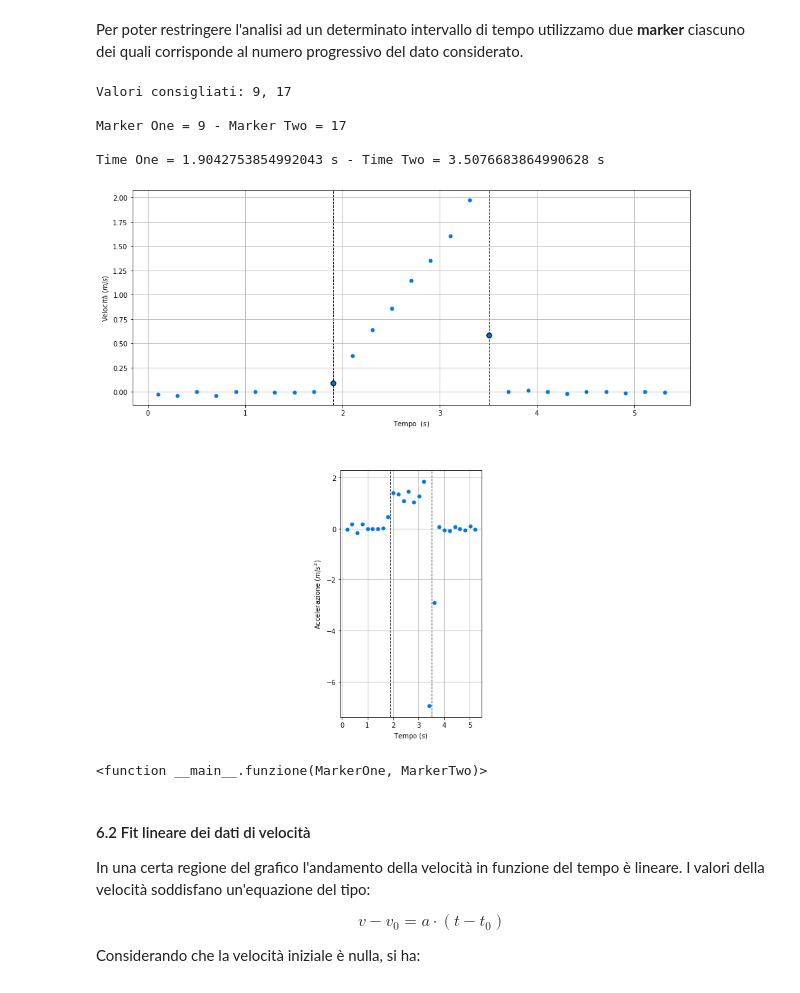
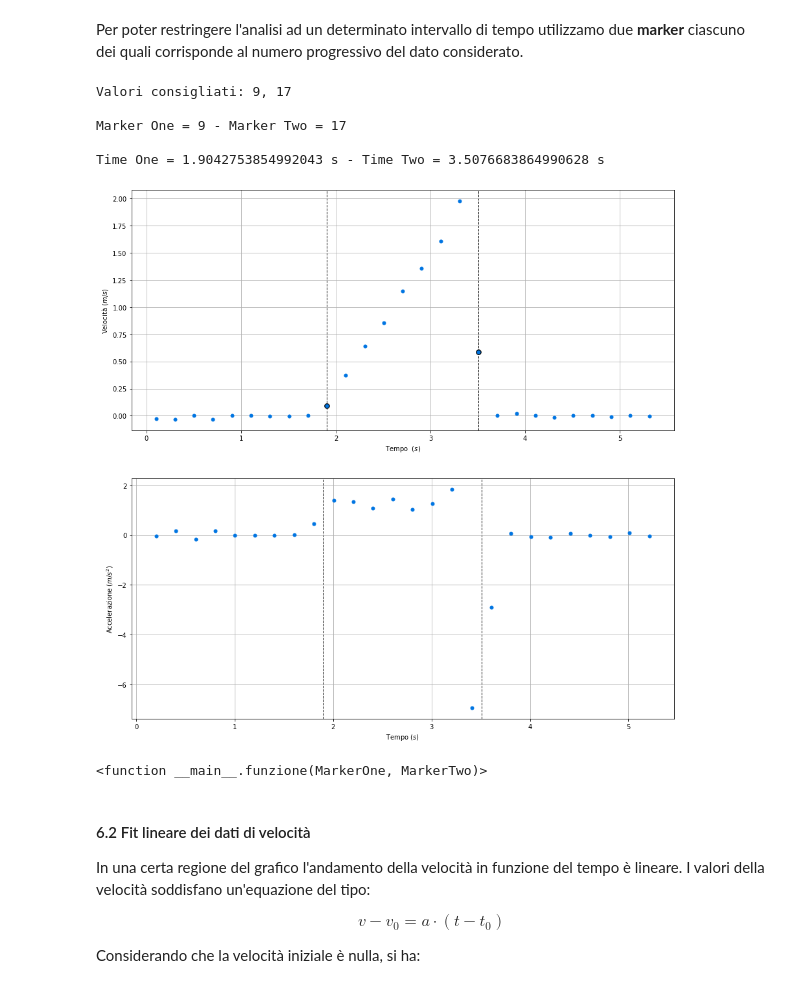
Before and after one commit to Darkaquon/Physics-with-Open-Source-Software, a Jupyter notebook: Notebook/Piano_inclinato.ipynb, the cells around one changed output. Saved outputs shown, nothing was run; the diff lists cells and outputs as text; code cells hidden in the pictures.

```diff
--- a/Notebook/Piano_inclinato.ipynb
+++ b/Notebook/Piano_inclinato.ipynb
@@ -225,47 +225,47 @@ def funzione(MarkerOne, MarkerTwo):
     print()
     print("Valori consigliati: 9, 17 \n")
     print("Marker One =", MarkerOne, "-", "Marker Two =", MarkerTwo, "\n")
-    MarkerOneTime = t_prime[MarkerOne] #
-    MarkerTwoTime = t_prime[MarkerTwo] #
+    MarkerOneTime = t_prime[MarkerOne] # Utilizzato per il marker one.
+    MarkerTwoTime = t_prime[MarkerTwo] # Utilizzato per il marker two.
     print("Time One =", MarkerOneTime, "s", "-", "Time Two =", MarkerTwoTime, "s", "\n")
     makeplots(MarkerOne, MarkerTwo) # Utilizzato per utilizzare la funzione grafico.
-    t_subset = t_prime[MarkerOne:MarkerTwo] #
-    v_subset = v[MarkerOne:MarkerTwo] #
+    t_subset = t_prime[MarkerOne:MarkerTwo] # Utilizzato per avere il sottoinsieme dei valori del tempo compresi tra i due marker.
+    v_subset = v[MarkerOne:MarkerTwo] # Utilizzato per avere il sottoinsieme dei valori della velocità compresi tra i due marker.
 
 # Funzione grafico.
 def makeplots(MarkerOne, MarkerTwo):
     fig = plt.figure(figsize = (15, 15)) # Utilizzato per numerare il grafico e dimensionarlo.
-    plt.title("Velocità in funzione del tempo???", fontdict = {"fontsize": 15}, pad = 10) # Utilizzato per il titolo.
+    plt.title("Velocità e accelerazione in funzione del tempo", fontdict = {"fontsize": 15}, pad = 10) # Utilizzato per il titolo.
 
-    plt.subplot(2, 1, 1) #
+    plt.subplot(2, 1, 1) # Grafico 1.
     plt.plot(t_prime, v, "o", color = "#0075E2", markersize = 5) # Utilizzato per rappresentare x e y e per colorare la curva.
-    plt.plot(t_prime[MarkerOne], v[MarkerOne], "o", color = "black", markersize = 7.5, zorder = -1) #
-    plt.plot(t_prime[MarkerTwo], v[MarkerTwo], "o", color = "black", markersize = 7.5, zorder = -1) #
+    plt.plot(t_prime[MarkerOne], v[MarkerOne], "o", color = "black", markersize = 7.5, zorder = -1) # Utilizzato per il marker one.
+    plt.plot(t_prime[MarkerTwo], v[MarkerTwo], "o", color = "black", markersize = 7.5, zorder = -1) # Utilizzato per il marker two.
     plt.axvline(color = "black", x = t_prime[MarkerOne], linewidth = 1, linestyle = "--", zorder = -1) # Utilizzato per disegnare il marker one.
     plt.axvline(color = "black", x = t_prime[MarkerTwo], linewidth = 1, linestyle = "--", zorder = -1) # Utilizzato per disegnare il marker two.
     plt.xlabel("Tempo  $ (s) $", fontsize = 10) # Utilizzato per la x.
     plt.ylabel("Velocità $ (m/s) $", fontsize = 10) # Utilizzato per la y.
-    plt.gca().set_aspect("equal", adjustable = "box") # Utilizzato per avere gli assi con la stessa scala.
+    #plt.gca().set_aspect("equal", adjustable = "box") # Utilizzato per avere gli assi con la stessa scala.
     plt.grid(True) # Utilizzato per la griglia.
 
-    plt.subplot(2, 1, 2) #
+    plt.subplot(2, 1, 2) # Grafico 2.
     plt.plot(t_double_prime, a, "o", color = "#0075E2", markersize = 5) # Utilizzato per rappresentare x e y e per colorare la curva.
     plt.axvline(color = "black", x = t_prime[MarkerOne], linewidth = 1, linestyle = "--", zorder = -1) # Utilizzato per disegnare il marker one.
     plt.axvline(color = "black", x = t_prime[MarkerTwo], linewidth = 1, linestyle = "--", zorder = -1) # Utilizzato per disegnare il marker two.
     plt.xlabel("Tempo $ (s) $", fontsize = 10) # Utilizzato per la x.
     plt.ylabel("Accelerazione $ (m/s^{2} $)", fontsize = 10) # Utilizzato per la y.
-    plt.gca().set_aspect("equal", adjustable = "box") # Utilizzato per avere gli assi con la stessa scala.
+    #plt.gca().set_aspect("equal", adjustable = "box") # Utilizzato per avere gli assi con la stessa scala.
     plt.grid(True) # Utilizzato per la griglia.
 
 # Utilizzato per collegare i widgets alla funzione e per interagire con gli sliders.
 widgets.interact(funzione, MarkerOne = sliderMarkerOne, MarkerTwo = sliderMarkerTwo)
 # %% [output]
 Valori consigliati: 9, 17
 
 Marker One = 9 - Marker Two = 17
 
 Time One = 1.9042753854992043 s - Time Two = 3.5076683864990628 s
-[figure, old version]
+[figure, new version]
 <function __main__.funzione(MarkerOne, MarkerTwo)>
 # %% [markdown]
 #### 6.2 Fit lineare dei dati di velocità
```
Also changed, not shown: parts of 10 cells of this notebook, 5 other files.
